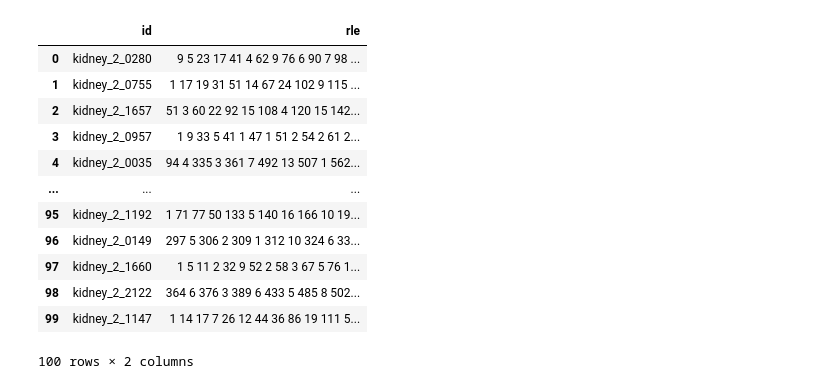
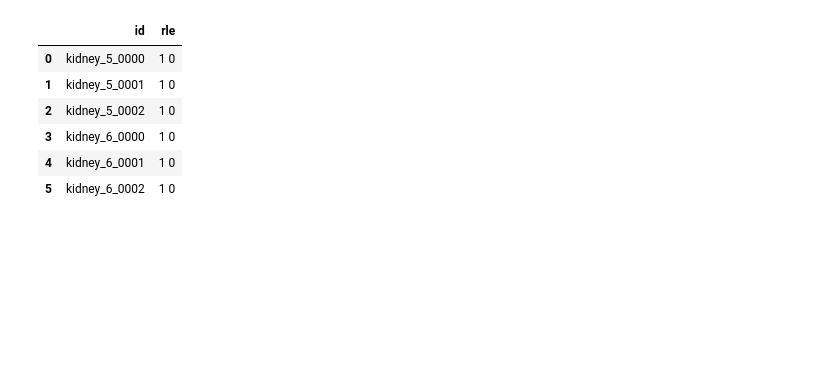
Before and after one commit to recursingfeynman/sennet-segmentation, a Jupyter notebook: notebooks/sennet-inference.ipynb, the cells around one changed output. Cells and saved outputs as stored; diff of their text form; code cells hidden in the pictures; blank space fills up the shorter version.

```diff
--- a/notebooks/sennet-inference.ipynb
+++ b/notebooks/sennet-inference.ipynb
@@ -22,17 +26,18 @@ from angionet.postprocessing import postprocess
 # %%
 class config:
     root = "/kaggle/input/blood-vessel-segmentation"
-    model = "/kaggle/input/sennet-training/tu-resnet50d-best.pt"
+    model = list(Path("/kaggle/input/angionet-snapshot").glob("*.pt"))[0]
     dim = 800
     stride = 600
     padding = 'reflect'
+    lomc = True
     batch_size = 4
     thresholds = (0.2, 0.5)
     transforms = A.Compose([
         AP.ToTensorV2(),
      ])
 
-    submission = False
+    submission = True
 
 # Disable scientific notation
 np.set_printoptions(suppress=True)
@@ -73,11 +78,11 @@ if config.submission:
 else:
     frame = df.sample(100)
 
-output = predict(
-    model = model,
-    frame = frame,
-    transforms = config.transforms,
-    device = device,
-    config = config
-)
+rles = []
+for group, data in frame.groupby('group'):
+    paths = data.path.values
+    output = predict(model, paths, device, config)
+    output = postprocess(output, threshold = 16, connectivity = 26)
+    for out in output:
+        rles.append(encode(out))
 # %%
@@ -128,23 +133,17 @@ visualize(frame.path.values, np.asarray(output))
 # %%
 submission = pd.DataFrame({
     "id": frame.id.values,
-    "rle": output
+    "rle": rles
 })
 
 submission
 # %% [output]
 |  | id | rle |
-| 0 | kidney_2_0280 | 9 5 23 17 41 4 62 9 76 6 90 7 98 ... |
-| 1 | kidney_2_0755 | 1 17 19 31 51 14 67 24 102 9 115 ... |
-| 2 | kidney_2_1657 | 51 3 60 22 92 15 108 4 120 15 142... |
-| 3 | kidney_2_0957 | 1 9 33 5 41 1 47 1 51 2 54 2 61 2... |
-| 4 | kidney_2_0035 | 94 4 335 3 361 7 492 13 507 1 562... |
-| ... | ... | ... |
-| 95 | kidney_2_1192 | 1 71 77 50 133 5 140 16 166 10 19... |
-| 96 | kidney_2_0149 | 297 5 306 2 309 1 312 10 324 6 33... |
-| 97 | kidney_2_1660 | 1 5 11 2 32 9 52 2 58 3 67 5 76 1... |
-| 98 | kidney_2_2122 | 364 6 376 3 389 6 433 5 485 8 502... |
-| 99 | kidney_2_1147 | 1 14 17 7 26 12 44 36 86 19 111 5... |
+| 0 | kidney_5_0000 | 1 0 |
+| 1 | kidney_5_0001 | 1 0 |
+| 2 | kidney_5_0002 | 1 0 |
+| 3 | kidney_6_0000 | 1 0 |
+| 4 | kidney_6_0001 | 1 0 |
+| 5 | kidney_6_0002 | 1 0 |
-100 rows × 2 columns
 # %%
 submission.to_csv("submission.csv", index = False)
```
Also changed, not shown: parts of 4 cells of this notebook.
